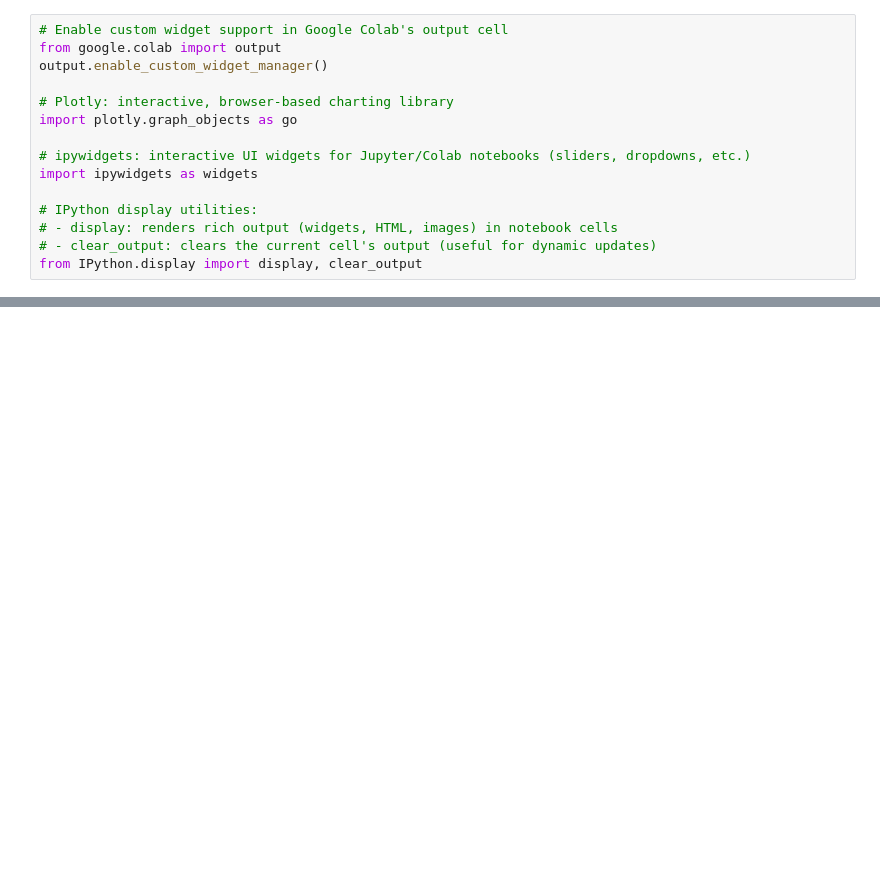
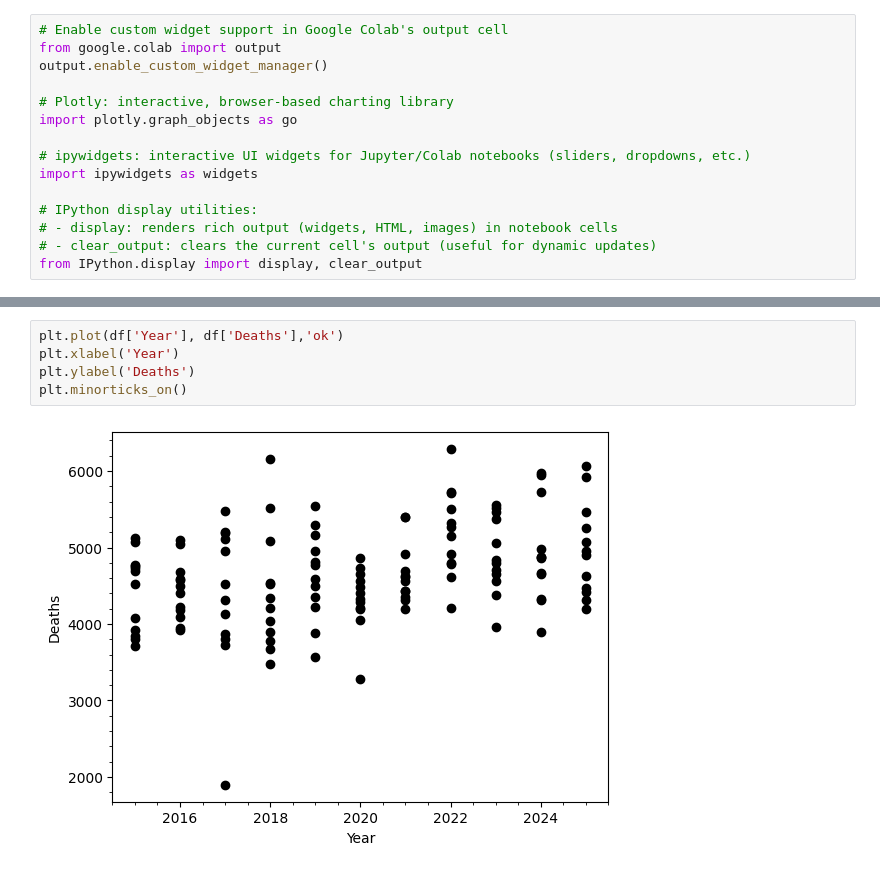
Before and after one commit to Leo05-u/EMSC2010_A3-Project-Notebook-Repository, a Jupyter notebook: EMSC2010_A3_Project_Notebook_&_Repository_u7447903.ipynb, the cells around one changed output, grey strips where cells are left out. Drawn from its saved outputs; the diff is of its cells as text; blank space fills up the shorter version.

```diff
--- a/EMSC2010_A3_Project_Notebook_&_Repository_u7447903.ipynb
+++ b/EMSC2010_A3_Project_Notebook_&_Repository_u7447903.ipynb
@@ -87,0 +249,7 @@ from IPython.display import display, clear_output
+# %%
+plt.plot(df['Year'], df['Deaths'],'ok')
+plt.xlabel('Year')
+plt.ylabel('Deaths')
+plt.minorticks_on()
+# %% [output]
+[figure, added]
```
Also changed, not shown: parts of 17 cells of this notebook.
